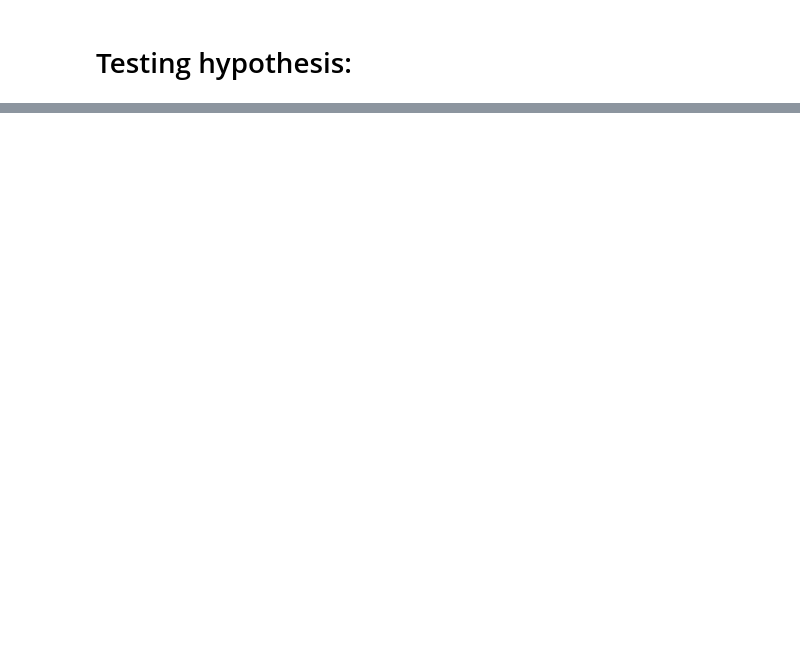
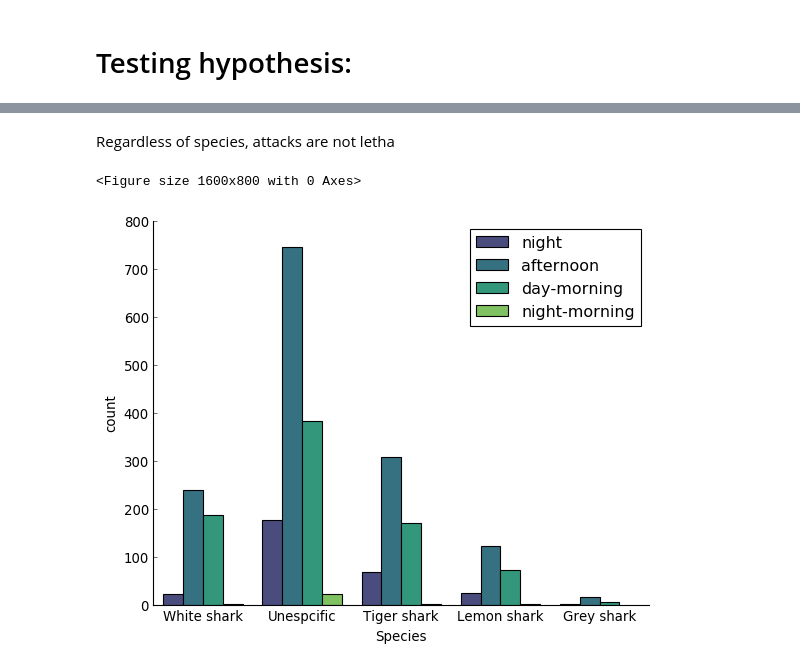
Before and after one commit to AnaAGG/P1_Pandas, a Jupyter notebook: output/Data_visualization.ipynb, the cells around one changed output, grey strips where cells are left out. Drawn from its saved outputs; the diff is of its cells as text; code cells hidden in the pictures; blank space fills up the shorter version.

```diff
--- a/output/Data_visualization.ipynb
+++ b/output/Data_visualization.ipynb
@@ -169,0 +161,21 @@ sns.countplot(x="Agebucket", hue="Sex_", data = df, palette="icefire")
+# %% [markdown]
+Regardless of species, attacks are not letha
+# %%
+##### SPECIES VS TIME #####
+plt.figure(figsize=(20,10))
+plt.style.use('_classic_test')
+plt.figure(facecolor="white")
+
+fig = sns.countplot(x = "Species", hue = "Time", palette = "viridis", data = df)
+
+fig.spines['right'].set_visible(False)
+fig.spines['top'].set_visible(False)
+plt.tick_params(axis = "x", which = "both", bottom = True, top = False)
+plt.tick_params(axis = "y", which = "both", bottom = True, right= False)
+
+plt.legend(bbox_to_anchor=(1, 1), bbox_transform=fig.transAxes)
+
+fig.figure.savefig("Species_vs_Time.jpg", dpi=300)
+# %% [output]
+<Figure size 1600x800 with 0 Axes>
+[figure, added]
```
Also changed, not shown: parts of 27 cells of this notebook.
